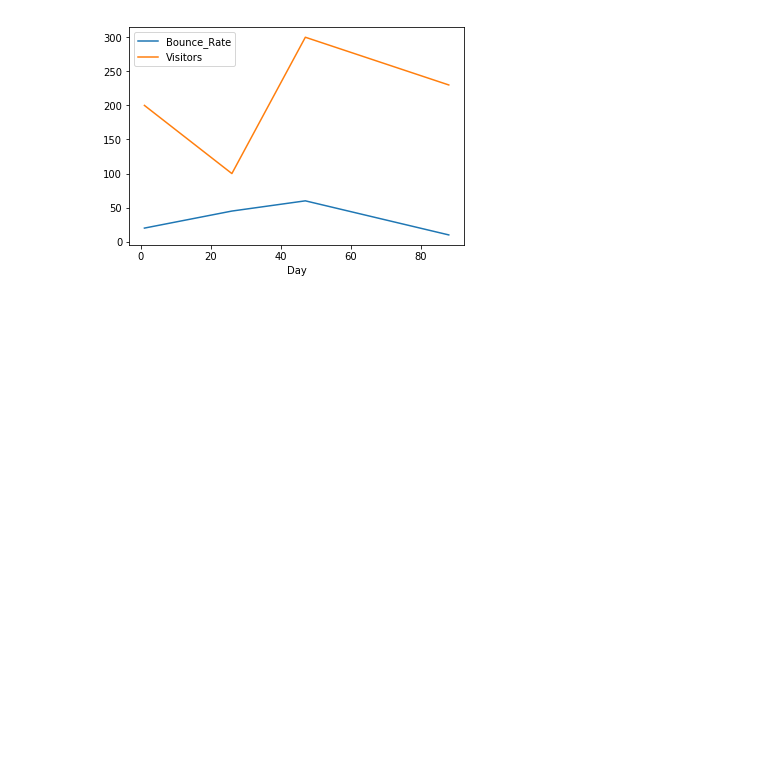
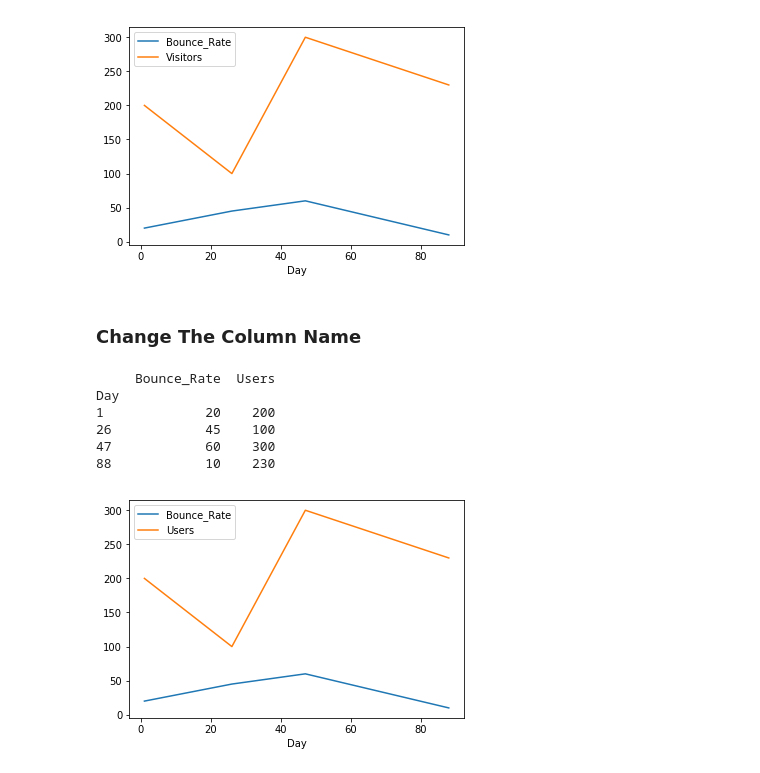
Before and after one commit to cavidparker/Pandas-in-python, a Jupyter notebook: Changing the Index & Column Headers.ipynb, the cells around one changed output. Saved outputs shown, nothing was run; the diff lists cells and outputs as text; code cells hidden in the pictures; blank space fills up the shorter version.

```diff
--- a/Changing the Index & Column Headers.ipynb
+++ b/Changing the Index & Column Headers.ipynb
@@ -34,3 +36,21 @@ df.plot()
 plt.show()
 # %% [output]
 [figure]
+# %% [markdown]
+### Change The Column Name
+# %%
+df = df.rename(columns = {"Visitors":"Users"})
+# %%
+print(df)
+# %% [output]
+     Bounce_Rate  Users
+Day
+1             20    200
+26            45    100
+47            60    300
+88            10    230
+# %%
+df.plot()
+plt.show()
+# %% [output]
+[figure, added]
```
Also changed, not shown: parts of 1 cell of this notebook, 1 other file.
